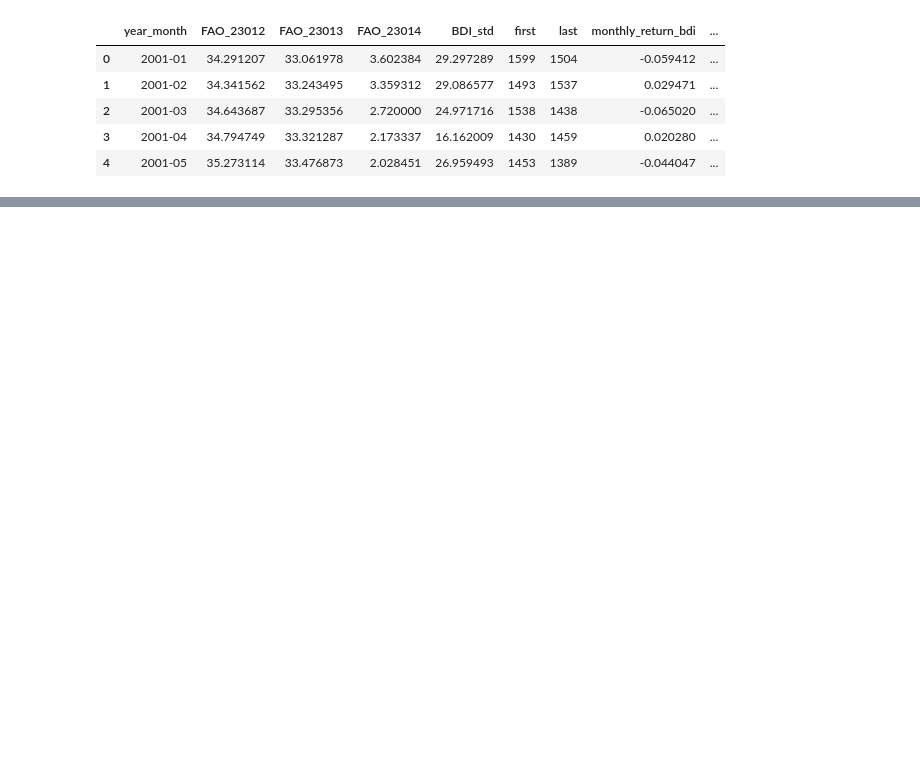
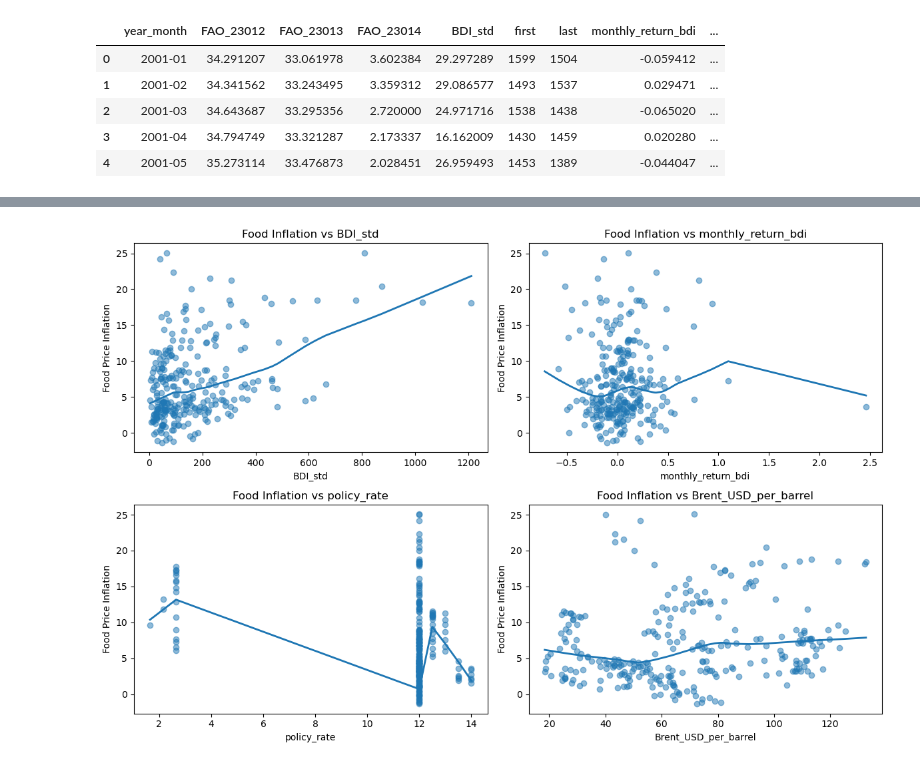
Before and after one commit to GorataB/Hackathon_PolyglotPioneers, a Jupyter notebook: Model_1_Statistical.ipynb, the cells around one changed output, grey strips where cells are left out. Drawn from its saved outputs; the diff is of its cells as text; code cells hidden in the pictures; blank space fills up the shorter version.

```diff
--- a/Model_1_Statistical.ipynb
+++ b/Model_1_Statistical.ipynb
@@ -21,0 +69,29 @@ prediction_df.head()
+# %%
+features = [
+    "BDI_std",
+    "monthly_return_bdi",
+    "policy_rate",
+    "Brent_USD_per_barrel"
+]
+
+fig, axes = plt.subplots(2, 2, figsize=(12, 8))
+
+for ax, feature in zip(axes.flatten(), features):
+    sns.regplot(
+        data=prediction_df,
+        x=feature,
+        y="food_price_inflation",
+        lowess=True,
+        scatter_kws={"alpha":0.5},
+        line_kws={"linewidth":2},
+        ax=ax
+    )
+
+    ax.set_title(f"Food Inflation vs {feature}")
+    ax.set_xlabel(feature)
+    ax.set_ylabel("Food Price Inflation")
+
+plt.tight_layout()
+plt.show()
+# %% [output]
+[figure, added]
```
Also changed, not shown: parts of 20 cells of this notebook.
